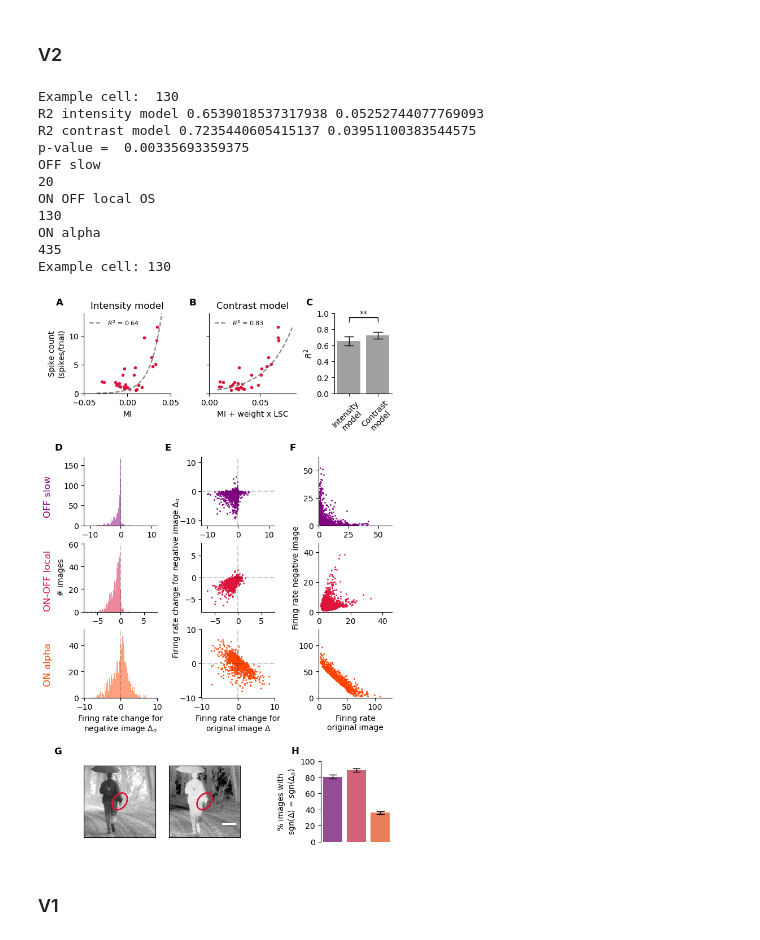
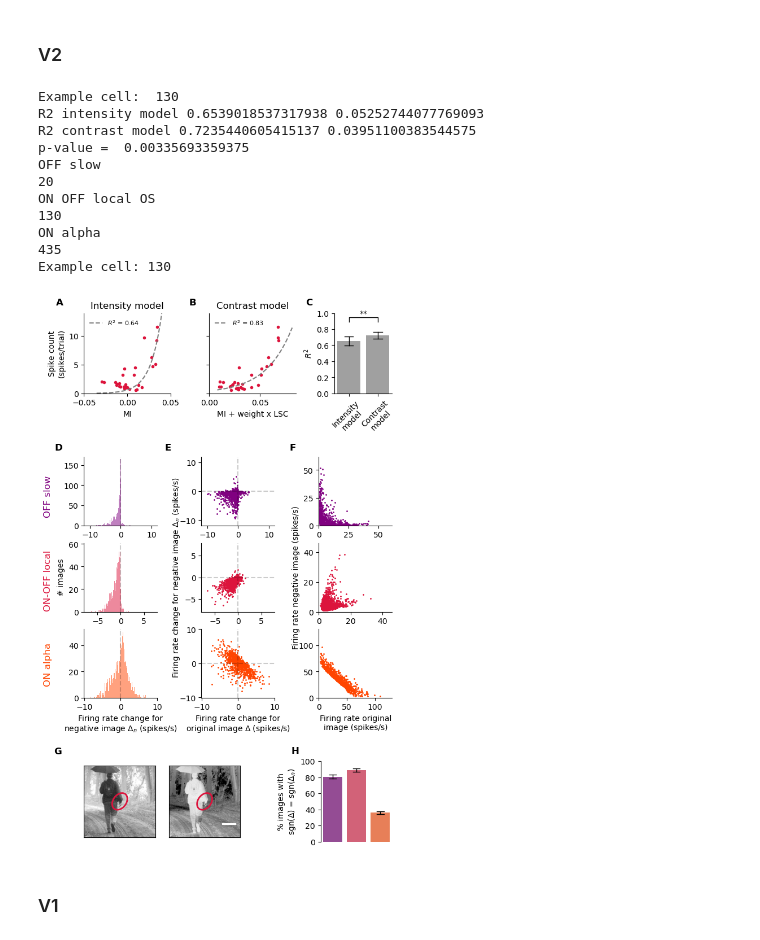
Before and after one commit to sagoethals/Defocus_detection_2024, a Jupyter notebook: Figure_4.ipynb, the cells around one changed output. Saved outputs shown, nothing was run; the diff lists cells and outputs as text; code cells hidden in the pictures.

```diff
--- a/Figure_4.ipynb
+++ b/Figure_4.ipynb
@@ -451,7 +451,7 @@ ax.spines['top'].set_visible(False)
 ax.spines['right'].set_visible(False)
 ax.set_xlim(-lim, lim)
 ax.set_ylim(-lim, lim)
-ax.set_ylabel('Firing rate change for negative image $\Delta_n$')
+ax.set_ylabel('Firing rate change for negative image $\Delta_n$ (spikes/s)')
 
 ### Scatter
 idx_scatter = 4
@@ -465,7 +465,7 @@ ax.spines['top'].set_visible(False)
 ax.spines['right'].set_visible(False)
 ax.set_xlim(0, lim)
 ax.set_ylim(0, lim)
-ax.set_ylabel('Firing rate negative image')
+ax.set_ylabel('Firing rate negative image (spikes/s)')
 
 ##### ON alpha, cluster 449
 print ('ON alpha')
@@ -493,7 +493,7 @@ ax.hist(dAct_neg, bins=100, alpha=0.5, histtype='stepfilled', color='orangered')
 ax.spines['top'].set_visible(False)
 ax.spines['right'].set_visible(False)
 ax.set_xlim(-lim, lim)
-ax.set_xlabel('Firing rate change for\nnegative image $\Delta_n$')
+ax.set_xlabel('Firing rate change for\nnegative image $\Delta_n$ (spikes/s)')
 ax.text(-lim*2.1, 10, 'ON alpha', rotation = 'vertical', color='orangered', fontsize = 12)
 
 ### Scatter delta
@@ -505,7 +505,7 @@ ax.spines['top'].set_visible(False)
 ax.spines['right'].set_visible(False)
 ax.set_xlim(-lim, lim)
 ax.set_ylim(-lim, lim)
-ax.set_xlabel('Firing rate change for\noriginal image $\Delta$')
+ax.set_xlabel('Firing rate change for\noriginal image $\Delta$ (spikes/s)')
 
 ### Scatter
 idx_scatter = 4
@@ -519,7 +519,7 @@ ax.spines['top'].set_visible(False)
 ax.spines['right'].set_visible(False)
 ax.set_xlim(0, lim)
 ax.set_ylim(0, lim)
-ax.set_xlabel('Firing rate\noriginal image')
+ax.set_xlabel('Firing rate original\nimage (spikes/s)')
 
 #################################### IMAGES ###################################################################
 
@@ -560,35 +560,35 @@ ax = fig.add_subplot(gs[3])
 ax.set_ylim(0, 100)
 ax.set_ylabel('% images with\nsgn($\Delta$) = sgn($\Delta_n$)')
 ax.spines['top'].set_visible(False)
 ax.spines['right'].set_visible(False)
 ax.spines['bottom'].set_visible(False)
 sns.barplot(data = [prop_same_sign_slow[src], prop_same_sign_local[src], prop_same_sign_alpha[src]],\
               palette=['purple', 'crimson','orangered'], alpha = 0.75, errorbar = 'se', errcolor='k', errwidth = 1, capsize = 0.3)
 ax.set_xticklabels([])
 ax.set_xticks([])
 ax.text(-1.75, 110, 'H', color='k', fontsize = 12, weight='bold')
 
 tight_layout()
 
 ### Save figure
 fig_path = 'T:/Documents/Papier defocus/figures/papier/last version/'
 fsave = fig_path
 # fig.savefig(fsave+'Fig4_v2.png', format='png', dpi=300)
-fig.savefig(fsave+'Fig4.pdf', format='pdf', dpi=300)
+# fig.savefig(fsave+'Fig4.pdf', format='pdf', dpi=300)
 # fig.savefig(fsave+'Fig4_v2.eps', format='eps')
 # %% [output]
 Example cell:  130
 R2 intensity model 0.6539018537317938 0.05252744077769093
 R2 contrast model 0.7235440605415137 0.03951100383544575
 p-value =  0.00335693359375
 OFF slow
 20
 ON OFF local OS
 130
 ON alpha
 435
 Example cell: 130
-[figure, old version]
+[figure, new version]
 # %% [markdown]
 ### V1
 # %%
```
Also changed, not shown: 2 other files.
